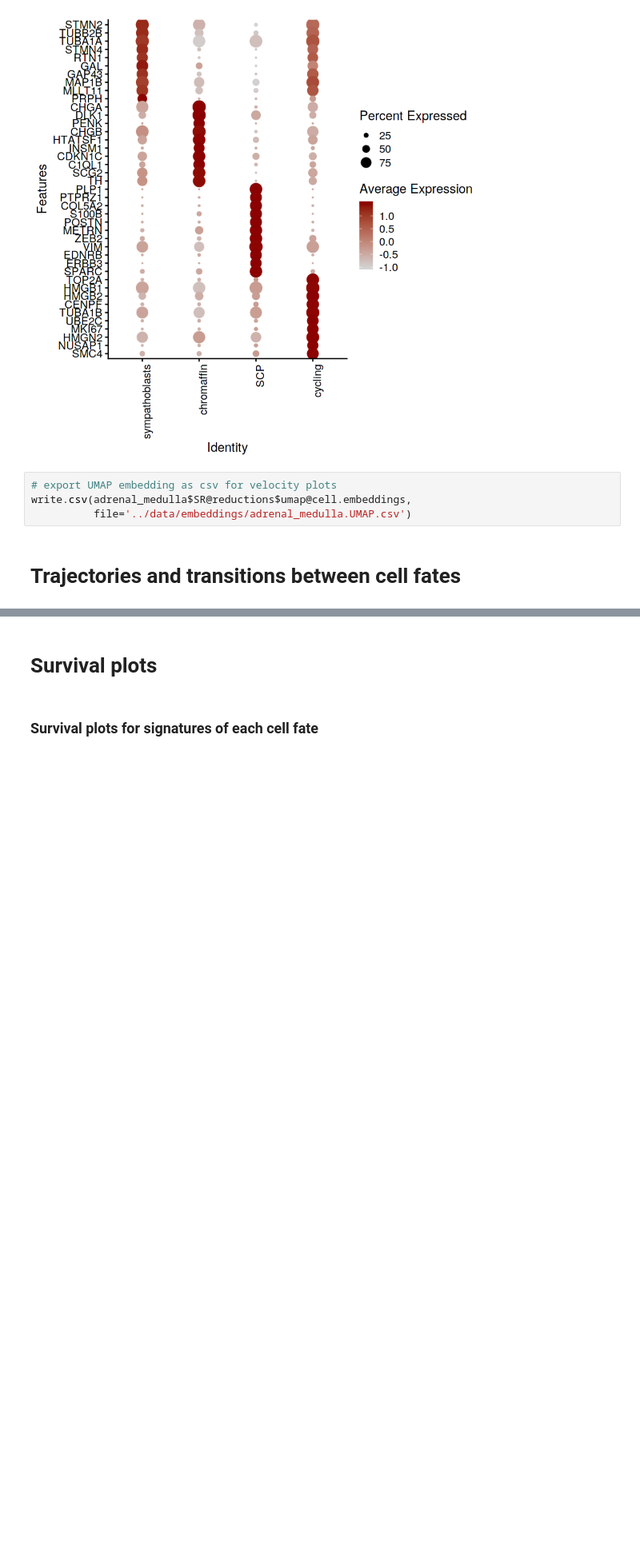
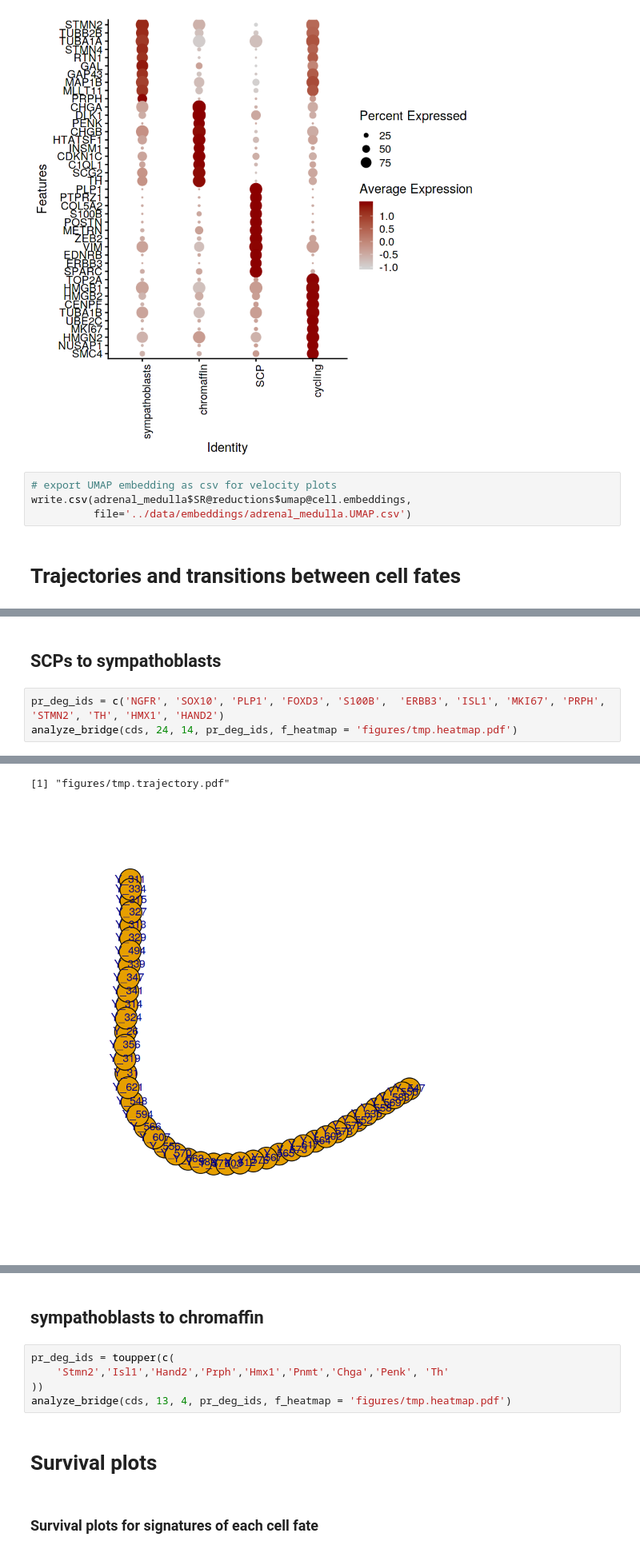
Before and after one commit to artem-artemov/adrenal, a Jupyter notebook: notebooks/human_adrenal_medulla.ipynb, the cells around one changed output, grey strips where cells are left out. Shown at 80% size. Saved outputs shown, nothing was run; the diff lists cells and outputs as text; blank space fills up the shorter version.

```diff
--- a/notebooks/human_adrenal_medulla.ipynb
+++ b/notebooks/human_adrenal_medulla.ipynb
@@ -150,0 +166,6 @@ write.csv(adrenal_medulla$SR@reductions$umap@cell.embeddings,
+# %% [markdown]
+## SCPs to sympathoblasts
+# %%
+pr_deg_ids = c('NGFR', 'SOX10', 'PLP1', 'FOXD3', 'S100B',  'ERBB3', 'ISL1', 'MKI67', 'PRPH', 'STMN2', 'TH', 'HMX1', 'HAND2')
+analyze_bridge(cds, 24, 14, pr_deg_ids, f_heatmap = 'figures/tmp.heatmap.pdf')
+# %% [output]
@@ -150,0 +174,2 @@ write.csv(adrenal_medulla$SR@reductions$umap@cell.embeddings,
+[1] "figures/tmp.trajectory.pdf"
+[figure, added]
@@ -151,3 +178,10 @@ write.csv(adrenal_medulla$SR@reductions$umap@cell.embeddings,
+# %% [markdown]
+## sympathoblasts to chromaffin
+# %%
+pr_deg_ids = toupper(c(
+    'Stmn2','Isl1','Hand2','Prph','Hmx1','Pnmt','Chga','Penk', 'Th'
+))
+analyze_bridge(cds, 13, 4, pr_deg_ids, f_heatmap = 'figures/tmp.heatmap.pdf')
 # %% [markdown]
 # Survival plots
 # %% [markdown]
```
Also changed, not shown: parts of 3 cells of this notebook.
